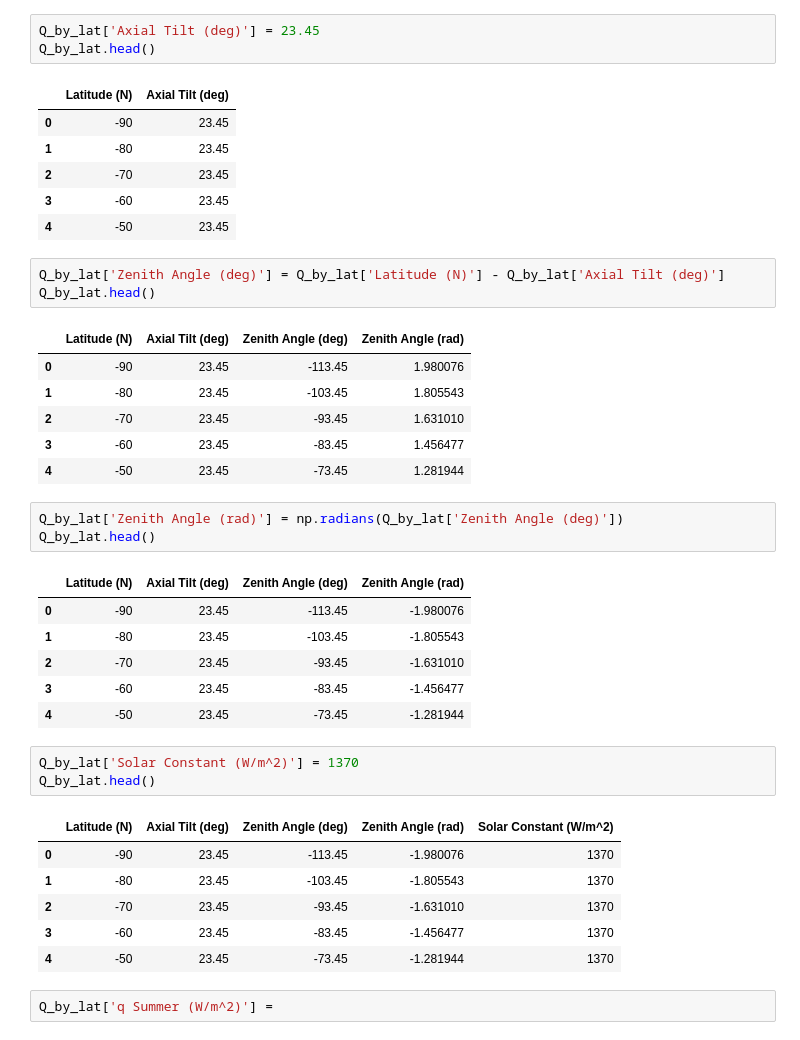
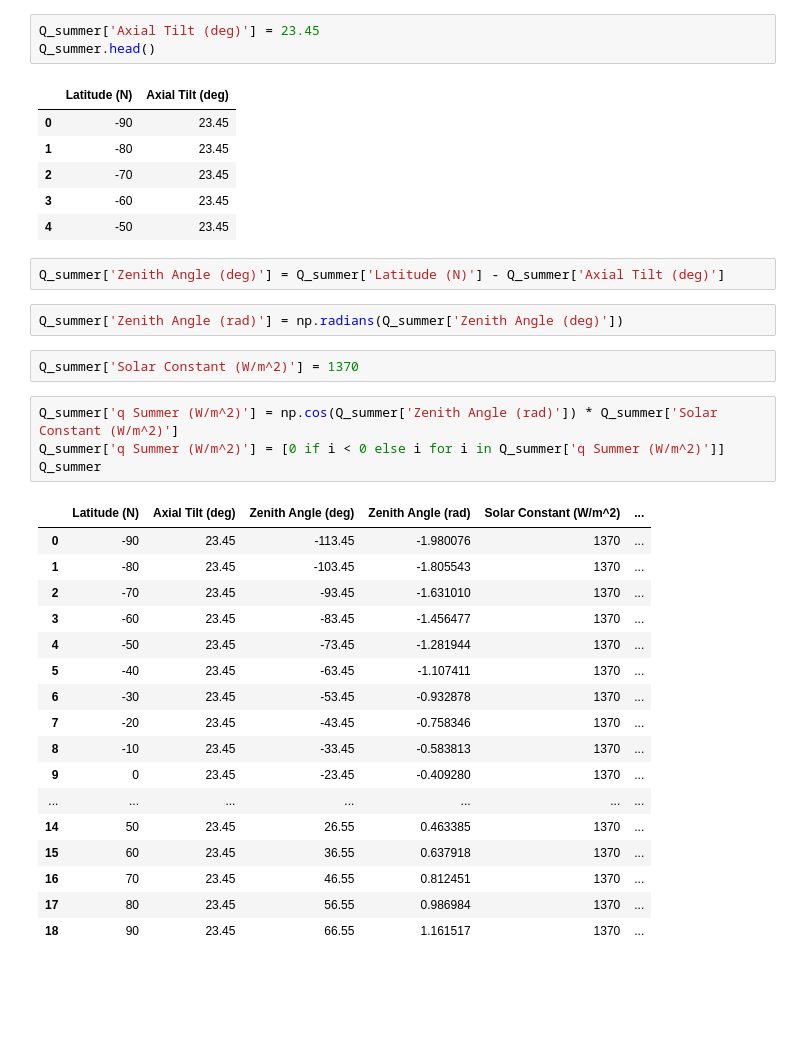
Before and after one commit to CUB-Computational-Tools/2020-ps-team-geol2001, a Jupyter notebook: solar_insolation_v1.ipynb, the cells around one changed output. Saved outputs shown, nothing was run; the diff lists cells and outputs as text; blank space fills up the shorter version.

```diff
--- a/solar_insolation_v1.ipynb
+++ b/solar_insolation_v1.ipynb
@@ -83,8 +83,8 @@ Hint: break calculations and equations down into smaller steps and go column by
 
 This notebook will show you how to calculate the insolation during the summer solstice.
 # %%
-Q_by_lat['Axial Tilt (deg)'] = 23.45
-Q_by_lat.head()
+Q_summer['Axial Tilt (deg)'] = 23.45
+Q_summer.head()
 # %% [output]
 |  | Latitude (N) | Axial Tilt (deg) |
 | 0 | -90 | 23.45 |
@@ -93,34 +93,30 @@ Q_by_lat.head()
 | 3 | -60 | 23.45 |
 | 4 | -50 | 23.45 |
 # %%
-Q_by_lat['Zenith Angle (deg)'] = Q_by_lat['Latitude (N)'] - Q_by_lat['Axial Tilt (deg)']
-Q_by_lat.head()
+Q_summer['Zenith Angle (deg)'] = Q_summer['Latitude (N)'] - Q_summer['Axial Tilt (deg)']
-# %% [output]
-|  | Latitude (N) | Axial Tilt (deg) | Zenith Angle (deg) | Zenith Angle (rad) |
-| 0 | -90 | 23.45 | -113.45 | 1.980076 |
-| 1 | -80 | 23.45 | -103.45 | 1.805543 |
-| 2 | -70 | 23.45 | -93.45 | 1.631010 |
-| 3 | -60 | 23.45 | -83.45 | 1.456477 |
-| 4 | -50 | 23.45 | -73.45 | 1.281944 |
 # %%
-Q_by_lat['Zenith Angle (rad)'] = np.radians(Q_by_lat['Zenith Angle (deg)'])
-Q_by_lat.head()
+Q_summer['Zenith Angle (rad)'] = np.radians(Q_summer['Zenith Angle (deg)'])
-# %% [output]
-|  | Latitude (N) | Axial Tilt (deg) | Zenith Angle (deg) | Zenith Angle (rad) |
-| 0 | -90 | 23.45 | -113.45 | -1.980076 |
-| 1 | -80 | 23.45 | -103.45 | -1.805543 |
-| 2 | -70 | 23.45 | -93.45 | -1.631010 |
-| 3 | -60 | 23.45 | -83.45 | -1.456477 |
-| 4 | -50 | 23.45 | -73.45 | -1.281944 |
 # %%
-Q_by_lat['Solar Constant (W/m^2)'] = 1370
-Q_by_lat.head()
+Q_summer['Solar Constant (W/m^2)'] = 1370
-# %% [output]
-|  | Latitude (N) | Axial Tilt (deg) | Zenith Angle (deg) | Zenith Angle (rad) | Solar Constant (W/m^2) |
-| 0 | -90 | 23.45 | -113.45 | -1.980076 | 1370 |
-| 1 | -80 | 23.45 | -103.45 | -1.805543 | 1370 |
-| 2 | -70 | 23.45 | -93.45 | -1.631010 | 1370 |
-| 3 | -60 | 23.45 | -83.45 | -1.456477 | 1370 |
-| 4 | -50 | 23.45 | -73.45 | -1.281944 | 1370 |
-# %%
-Q_by_lat['q Summer (W/m^2)'] =
+# %%
+Q_summer['q Summer (W/m^2)'] = np.cos(Q_summer['Zenith Angle (rad)']) * Q_summer['Solar Constant (W/m^2)']
+Q_summer['q Summer (W/m^2)'] = [0 if i < 0 else i for i in Q_summer['q Summer (W/m^2)']]
+Q_summer
+# %% [output]
+|  | Latitude (N) | Axial Tilt (deg) | Zenith Angle (deg) | Zenith Angle (rad) | Solar Constant (W/m^2) | ... |
+| 0 | -90 | 23.45 | -113.45 | -1.980076 | 1370 | ... |
+| 1 | -80 | 23.45 | -103.45 | -1.805543 | 1370 | ... |
+| 2 | -70 | 23.45 | -93.45 | -1.631010 | 1370 | ... |
+| 3 | -60 | 23.45 | -83.45 | -1.456477 | 1370 | ... |
+| 4 | -50 | 23.45 | -73.45 | -1.281944 | 1370 | ... |
+| 5 | -40 | 23.45 | -63.45 | -1.107411 | 1370 | ... |
+| 6 | -30 | 23.45 | -53.45 | -0.932878 | 1370 | ... |
+| 7 | -20 | 23.45 | -43.45 | -0.758346 | 1370 | ... |
+| 8 | -10 | 23.45 | -33.45 | -0.583813 | 1370 | ... |
+| 9 | 0 | 23.45 | -23.45 | -0.409280 | 1370 | ... |
+| ... | ... | ... | ... | ... | ... | ... |
+| 14 | 50 | 23.45 | 26.55 | 0.463385 | 1370 | ... |
+| 15 | 60 | 23.45 | 36.55 | 0.637918 | 1370 | ... |
+| 16 | 70 | 23.45 | 46.55 | 0.812451 | 1370 | ... |
+| 17 | 80 | 23.45 | 56.55 | 0.986984 | 1370 | ... |
+| 18 | 90 | 23.45 | 66.55 | 1.161517 | 1370 | ... |
```
Also changed, not shown: parts of 37 cells of this notebook.
